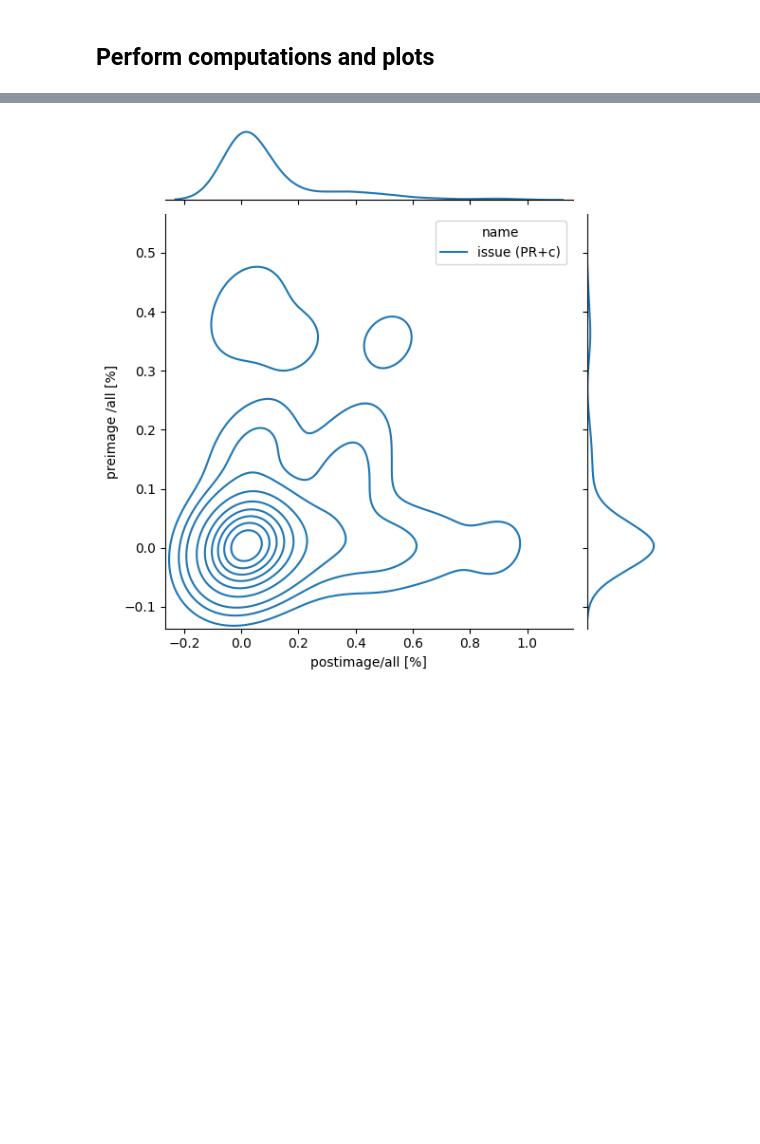
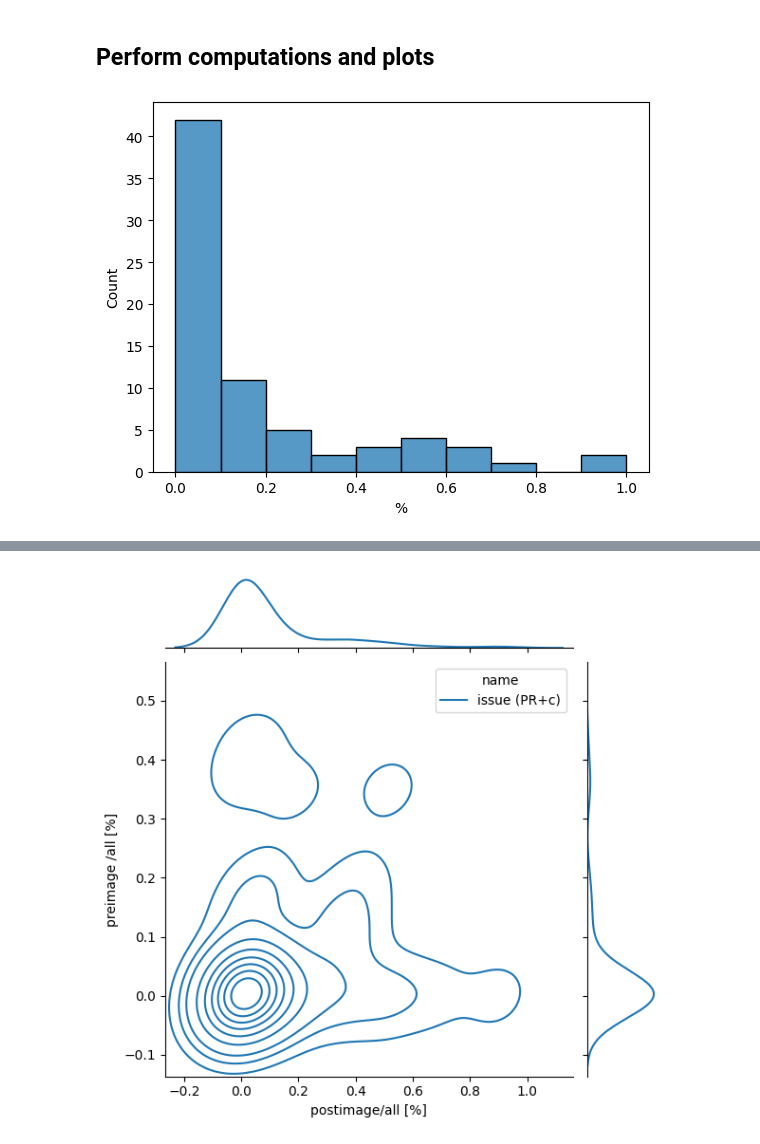
Before and after one commit to ncusi/MSR_Challenge_2024, a Jupyter notebook: notebooks/compare.ipynb, the cells around one changed output, grey strips where cells are left out. Cells and saved outputs as stored; diff of their text form; code cells hidden in the pictures; blank space fills up the shorter version.

```diff
--- a/notebooks/compare.ipynb
+++ b/notebooks/compare.ipynb
@@ -71,0 +107,33 @@ def tqdm_joblib(tqdm_object):
+# %%
+def plot_out_cov_hist(ret):
+    df_data = []
+
+    for rl in ret:
+        if not isinstance(rl, tuple):
+            continue
+
+        # U, cmp_result | {},
+        r = rl[1]
+        if 'ALL' in r:
+            df_data.append({'cov' : r['ALL']['coverage'], 'all': r['ALL']['all']})
+
+    df = pd.DataFrame(df_data)
+    df['%'] = df['cov']/df['all']
+    sns.histplot(df, x='%', binrange=(0,1))
+    plt.show()
+
+
+def plot_in_cov_hist(ret):
+    df_data = []
+    for rl in ret:
+        if not isinstance(rl, tuple):
+            continue
+
+        r = rl[1]
+        if 'ALL' in r:
+            df_data.append({'cov' : r['ALL']['preimage_coverage'], 'all': r['ALL']['preimage_all']})
+
+    df = pd.DataFrame(df_data)
+    df['%'] = df['cov']/df['all']
+    sns.histplot(df, x='%', binrange=(0,1))
+    plt.show()
@@ -705,3 +840,7 @@ with tqdm_joblib(tqdm.tqdm(desc="issue sharings data", total=total_issue_sharing
         for source in issue_data['Sources']
         for conv in source['ChatgptSharing']
     )
+# %%
+plot_out_cov_hist(ret_fragments_issue)
+# %% [output]
+[figure, added]
```
Also changed, not shown: parts of 10 cells of this notebook.
